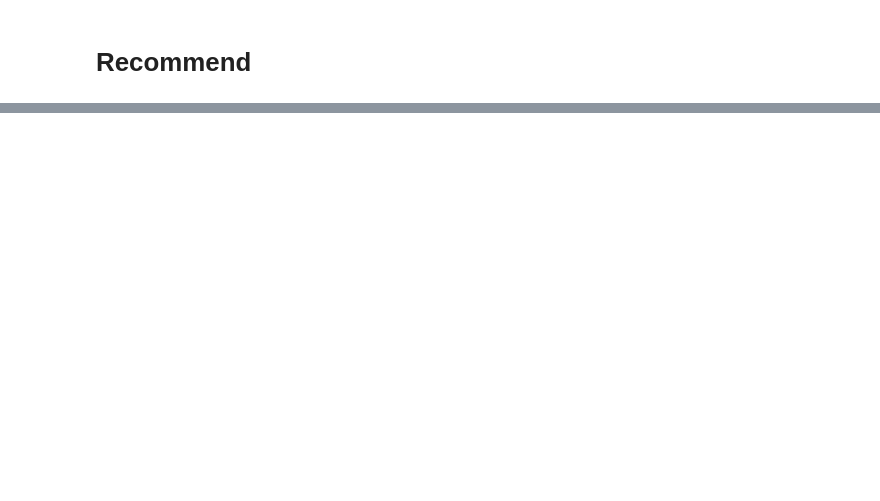
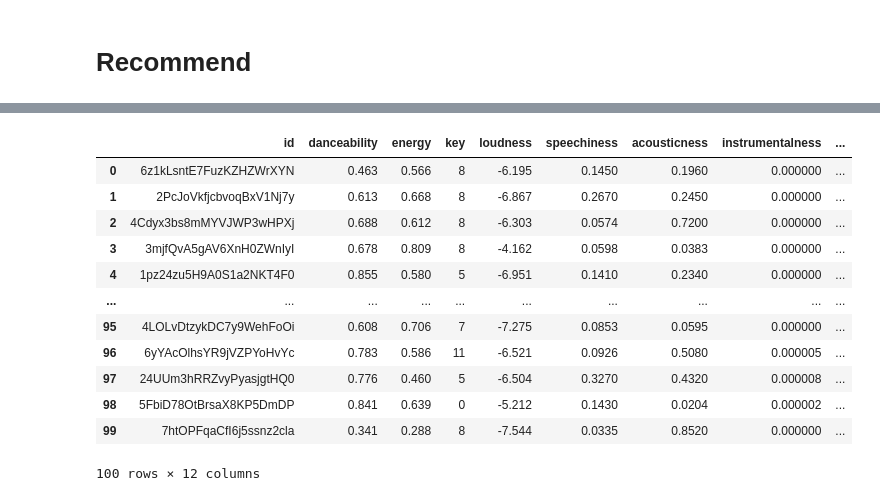
Before and after one commit to formegusto/research-muletter, a Jupyter notebook: Spotify API Module Setting.ipynb, the cells around one changed output, grey strips where cells are left out. Cells and saved outputs as stored; diff of their text form; code cells hidden in the pictures; blank space fills up the shorter version.

```diff
--- a/Spotify API Module Setting.ipynb
+++ b/Spotify API Module Setting.ipynb
@@ -60,0 +102,21 @@ seed_info.head()
+# %%
+reco_uri = "https://api.spotify.com/v1/recommendations"
+
+seed_dict = seed_info.iloc[0].to_dict()
+seed_dict['seed_genres'] = seed_genres
+seed_dict['market'] = "KR"
+seed_dict['limit'] = 100
+
+query = urlencode(seed_dict)
+headers = {
+    "authorization": "Bearer {}".format(token['access_token'])
+}
+
+res = req.get("{}?{}".format(reco_uri, query), headers=headers)
+result = res.json()
+# %%
+reco_tracks = pd.DataFrame()
+
+reco_tracks['id'] = [_['id'] for _ in result['tracks']]
+
+reco_tracks
@@ -60,0 +137,18 @@ seed_info.head()
+# %%
+reco_features = spotify.get_features(token, reco_tracks)
+
+reco_features
+# %% [output]
+|  | id | danceability | energy | key | loudness | speechiness | acousticness | instrumentalness | ... |
+| 0 | 6z1kLsntE7FuzKZHZWrXYN | 0.463 | 0.566 | 8 | -6.195 | 0.1450 | 0.1960 | 0.000000 | ... |
+| 1 | 2PcJoVkfjcbvoqBxV1Nj7y | 0.613 | 0.668 | 8 | -6.867 | 0.2670 | 0.2450 | 0.000000 | ... |
+| 2 | 4Cdyx3bs8mMYVJWP3wHPXj | 0.688 | 0.612 | 8 | -6.303 | 0.0574 | 0.7200 | 0.000000 | ... |
+| 3 | 3mjfQvA5gAV6XnH0ZWnIyI | 0.678 | 0.809 | 8 | -4.162 | 0.0598 | 0.0383 | 0.000000 | ... |
+| 4 | 1pz24zu5H9A0S1a2NKT4F0 | 0.855 | 0.580 | 5 | -6.951 | 0.1410 | 0.2340 | 0.000000 | ... |
+| ... | ... | ... | ... | ... | ... | ... | ... | ... | ... |
+| 95 | 4LOLvDtzykDC7y9WehFoOi | 0.608 | 0.706 | 7 | -7.275 | 0.0853 | 0.0595 | 0.000000 | ... |
+| 96 | 6yYAcOlhsYR9jVZPYoHvYc | 0.783 | 0.586 | 11 | -6.521 | 0.0926 | 0.5080 | 0.000005 | ... |
+| 97 | 24UUm3hRRZvyPyasjgtHQ0 | 0.776 | 0.460 | 5 | -6.504 | 0.3270 | 0.4320 | 0.000008 | ... |
+| 98 | 5FbiD78OtBrsaX8KP5DmDP | 0.841 | 0.639 | 0 | -5.212 | 0.1430 | 0.0204 | 0.000002 | ... |
+| 99 | 7htOPFqaCfI6j5ssnz2cla | 0.341 | 0.288 | 8 | -7.544 | 0.0335 | 0.8520 | 0.000000 | ... |
+100 rows × 12 columns
```
Also changed, not shown: parts of 11 cells of this notebook, 1 other file.
